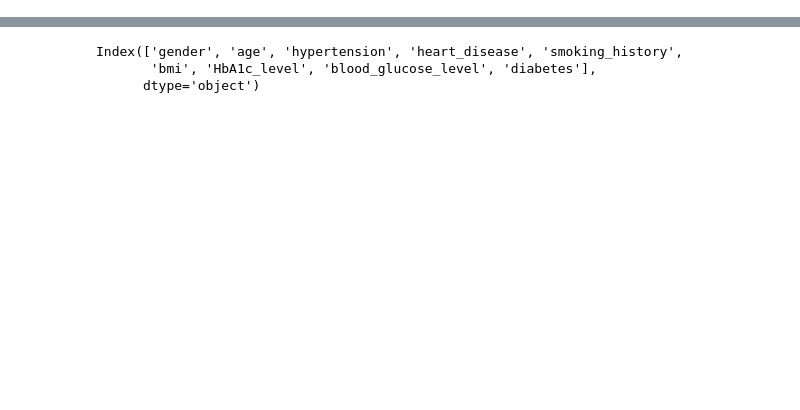
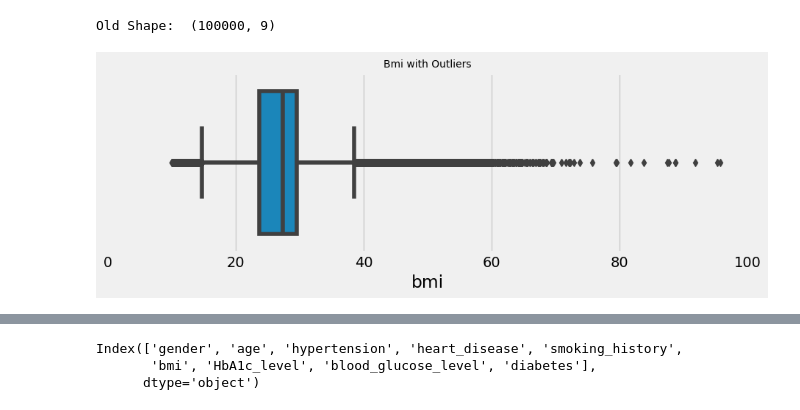
Before and after one commit to aukabir/Machine_Learning_Project_2, a Jupyter notebook: MLproject_2_diabetes_prediction.ipynb, the cells around one changed output, grey strips where cells are left out. Cells and saved outputs as stored; diff of their text form; code cells hidden in the pictures; blank space fills up the shorter version.

```diff
--- a/MLproject_2_diabetes_prediction.ipynb
+++ b/MLproject_2_diabetes_prediction.ipynb
@@ -20,3 +21,7 @@ import sklearn
 
 import warnings # current version of seaborn generates a bunch of warnings that we'll ignore
 warnings.filterwarnings("ignore")
+
+plt.style.use(style='fivethirtyeight')
+%matplotlib inline
+print("Setup Complete")
@@ -52,0 +148,12 @@ display(data.shape)
+# %%
+#BoxPlot of Bmi
+print("Old Shape: ", data.shape)
+print()
+plt.figure(figsize=(10, 3))
+ax = sns.boxplot(x="bmi", data=data)
+ax.set(xlim=(0, 100))
+plt.title("Bmi with Outliers", fontsize=10)
+plt.show()
+# %% [output]
+Old Shape:  (100000, 9)
+[figure, added]
```
Also changed, not shown: parts of 184 cells of this notebook.
